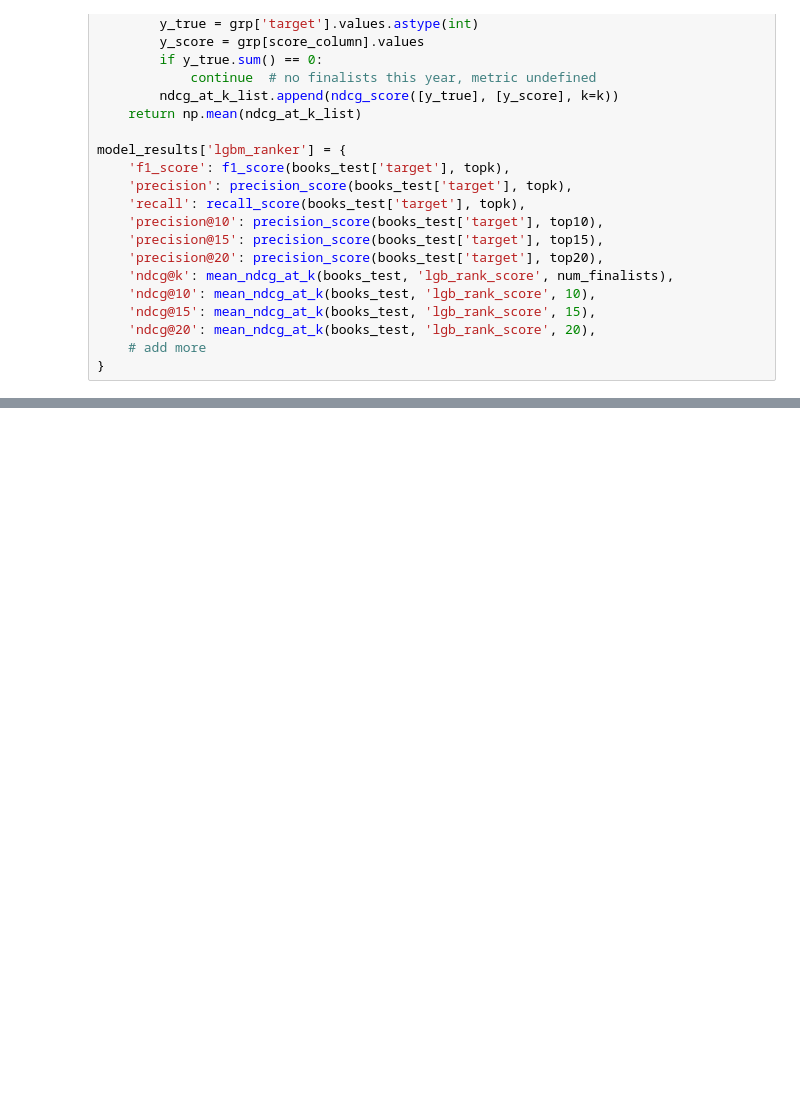
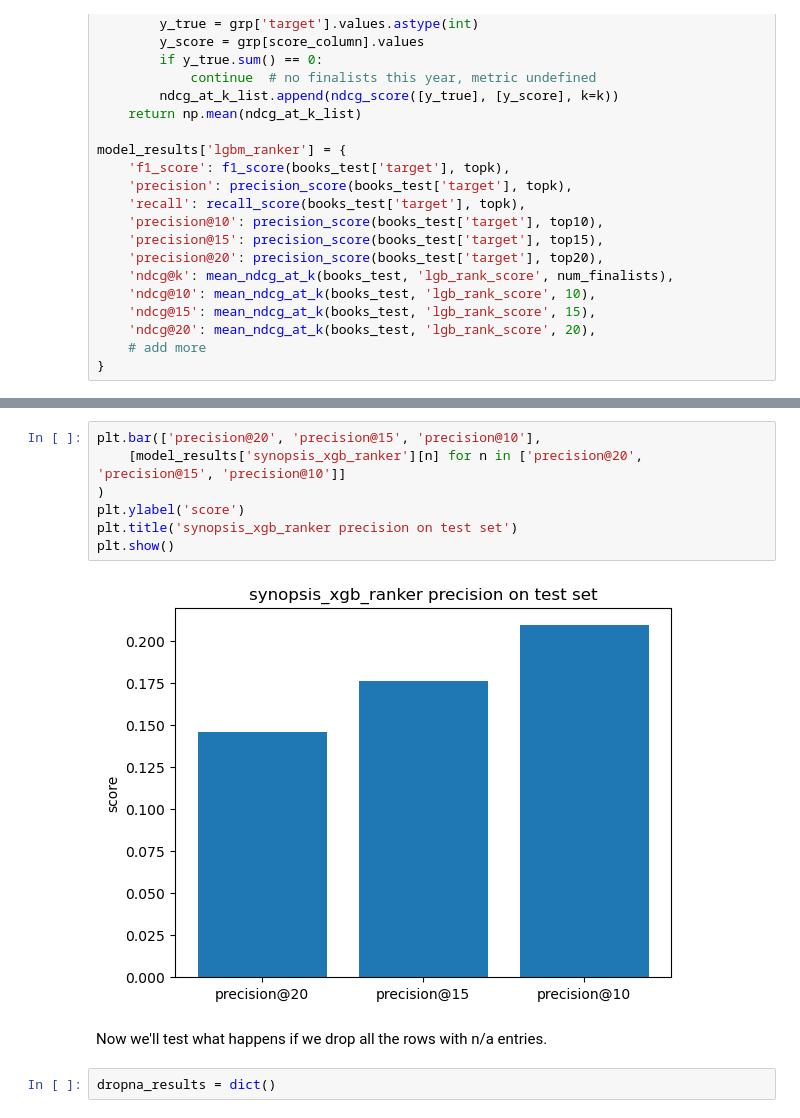
Before and after one commit to Erdos-Projects/summer26-nomination-worthy-books, a Jupyter notebook: CLEAN-REPO/results/model_evaluation_comparison.ipynb, the cells around one changed output, grey strips where cells are left out. Cells and saved outputs as stored; diff of their text form; blank space fills up the shorter version.

```diff
--- a/CLEAN-REPO/results/model_evaluation_comparison.ipynb
+++ b/CLEAN-REPO/results/model_evaluation_comparison.ipynb
@@ -301 +395,14 @@ Text(0.5, 1.0, 'lgbm_ranker NDCG on test set')
 [figure]
+# %%
+plt.bar(['precision@20', 'precision@15', 'precision@10'],
+    [model_results['synopsis_xgb_ranker'][n] for n in ['precision@20', 'precision@15', 'precision@10']]
+)
+plt.ylabel('score')
+plt.title('synopsis_xgb_ranker precision on test set')
+plt.show()
+# %% [output]
+[figure, added]
+# %% [markdown]
+Now we'll test what happens if we drop all the rows with n/a entries.
+# %%
+dropna_results = dict()
```
Also changed, not shown: parts of 18 cells of this notebook, 1 other file.
